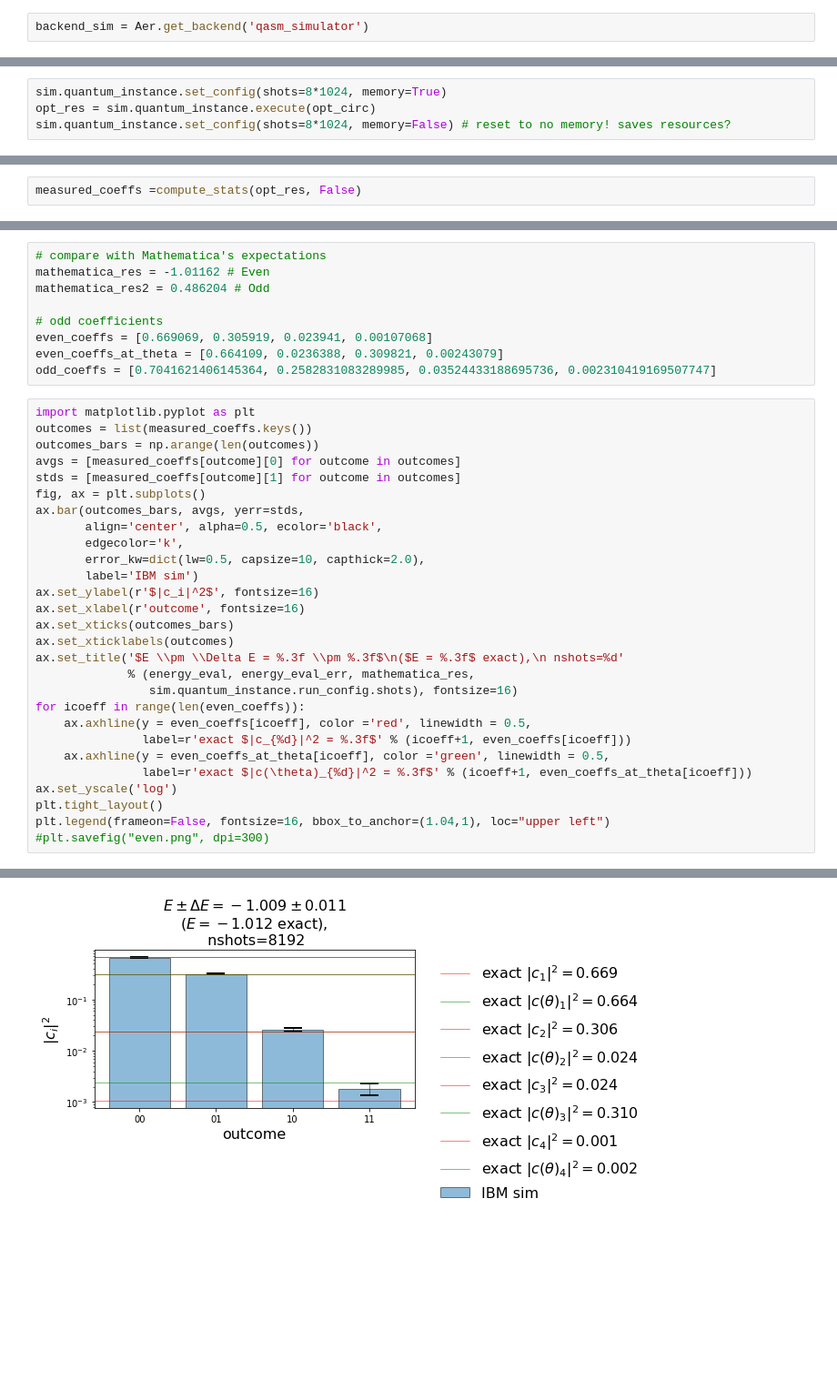
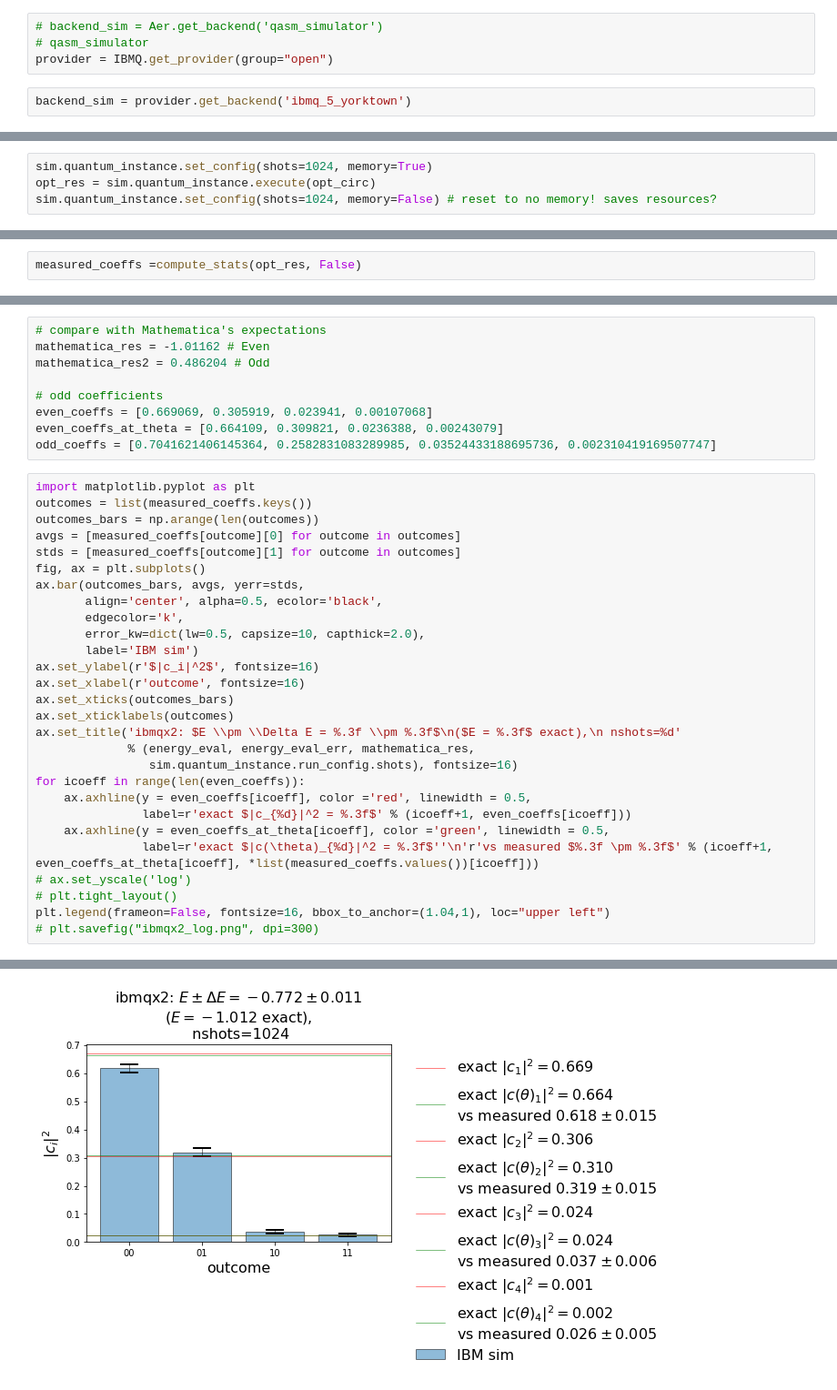
Before and after one commit to avkhadiev/schwinger-vqe, a Jupyter notebook: VQE.ipynb, the cells around one changed output, grey strips where cells are left out. Shown at 91% size. Drawn from its saved outputs; the diff is of its cells as text; blank space fills up the shorter version.

```diff
--- a/VQE.ipynb
+++ b/VQE.ipynb
@@ -319,2 +333,6 @@ sim_circs[1].draw(output='latex', scale=0.5)
+# %%
+# backend_sim = Aer.get_backend('qasm_simulator')
+# qasm_simulator
+provider = IBMQ.get_provider(group="open")
 # %%
-backend_sim = Aer.get_backend('qasm_simulator')
+backend_sim = provider.get_backend('ibmq_5_yorktown')
@@ -513,9 +575,9 @@ def compute_stats(res, invert_qubit_order = False):
     stats = map(lambda outcome: (outcome, _calc_outcome_stats(ensembles, nshots, outcome)), outcomes)
     return dict(stats)
 # %%
-sim.quantum_instance.set_config(shots=8*1024, memory=True)
+sim.quantum_instance.set_config(shots=1024, memory=True)
 opt_res = sim.quantum_instance.execute(opt_circ)
-sim.quantum_instance.set_config(shots=8*1024, memory=False) # reset to no memory! saves resources?
+sim.quantum_instance.set_config(shots=1024, memory=False) # reset to no memory! saves resources?
 # %%
 from qiskit.visualization import plot_histogram
 plot_histogram(opt_res.get_counts(opt_circ))
@@ -546,7 +608,7 @@ mathematica_res2 = 0.486204 # Odd
 
 # odd coefficients
 even_coeffs = [0.669069, 0.305919, 0.023941, 0.00107068]
-even_coeffs_at_theta = [0.664109, 0.0236388, 0.309821, 0.00243079]
+even_coeffs_at_theta = [0.664109, 0.309821, 0.0236388, 0.00243079]
 odd_coeffs = [0.7041621406145364, 0.2582831083289985, 0.03524433188695736, 0.002310419169507747]
 # %%
 import matplotlib.pyplot as plt
@@ -564,16 +626,16 @@ ax.set_ylabel(r'$|c_i|^2$', fontsize=16)
 ax.set_xlabel(r'outcome', fontsize=16)
 ax.set_xticks(outcomes_bars)
 ax.set_xticklabels(outcomes)
-ax.set_title('$E \\pm \\Delta E = %.3f \\pm %.3f$\n($E = %.3f$ exact),\n nshots=%d'
+ax.set_title('ibmqx2: $E \\pm \\Delta E = %.3f \\pm %.3f$\n($E = %.3f$ exact),\n nshots=%d'
              % (energy_eval, energy_eval_err, mathematica_res,
                 sim.quantum_instance.run_config.shots), fontsize=16)
 for icoeff in range(len(even_coeffs)):
     ax.axhline(y = even_coeffs[icoeff], color ='red', linewidth = 0.5,
                label=r'exact $|c_{%d}|^2 = %.3f$' % (icoeff+1, even_coeffs[icoeff]))
     ax.axhline(y = even_coeffs_at_theta[icoeff], color ='green', linewidth = 0.5,
-               label=r'exact $|c(\theta)_{%d}|^2 = %.3f$' % (icoeff+1, even_coeffs_at_theta[icoeff]))
-ax.set_yscale('log')
-plt.tight_layout()
+               label=r'exact $|c(\theta)_{%d}|^2 = %.3f$''\n'r'vs measured $%.3f \pm %.3f$' % (icoeff+1, even_coeffs_at_theta[icoeff], *list(measured_coeffs.values())[icoeff]))
+# ax.set_yscale('log')
+# plt.tight_layout()
 plt.legend(frameon=False, fontsize=16, bbox_to_anchor=(1.04,1), loc="upper left")
-#plt.savefig("even.png", dpi=300)
+# plt.savefig("ibmqx2_log.png", dpi=300)
 # %% [output]
@@ -581,4 +642,4 @@ plt.legend(frameon=False, fontsize=16, bbox_to_anchor=(1.04,1), loc="upper left"
-[figure, old version]
+[figure, new version]
 # %%
 qiskit.__qiskit_version__
 # %% [output]
```
Also changed, not shown: parts of 27 cells of this notebook, 5 other files.
